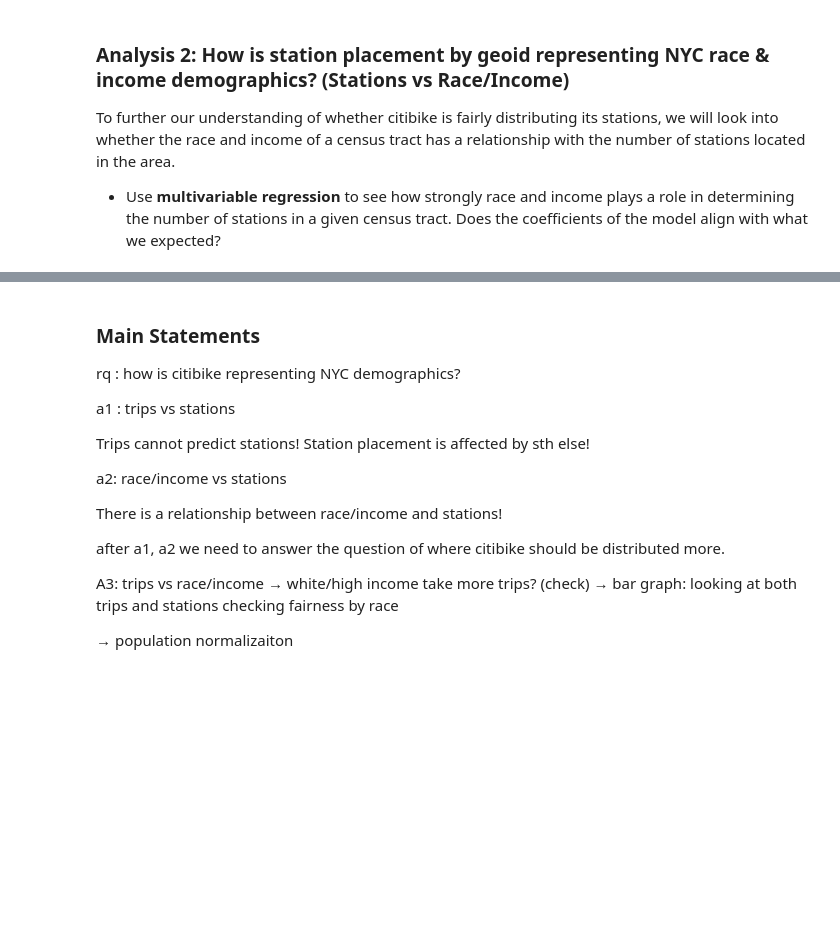
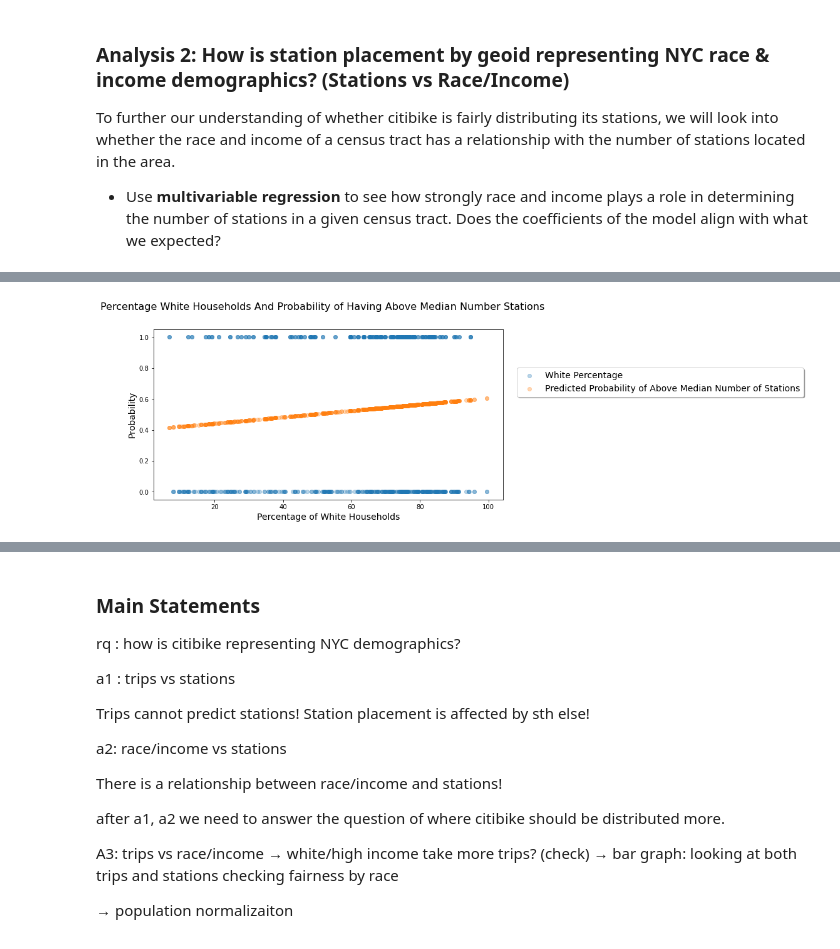
Before and after one commit to shljessie/INFO-2950, a Jupyter notebook: project_phase_submissions/final.ipynb, the cells around one changed output, grey strips where cells are left out. Cells and saved outputs as stored; diff of their text form; code cells hidden in the pictures; blank space fills up the shorter version.

```diff
--- a/project_phase_submissions/final.ipynb
+++ b/project_phase_submissions/final.ipynb
@@ -1009,0 +658,88 @@ From these bar charts, we can see that the census tracts that had seven, eight,
+# %%
+num_stations = race_st_df['num_stations']
+percentile = np.percentile(num_stations, 50)
+race_st_df['above_median_station'] = np.where(race_st_df['num_stations']>= percentile, True, False)
+# %%
+racevsstations_w = LogisticRegression().fit(race_st_df[['white_pct']],race_st_df['above_median_station'])
+predict_num_stations_w = racevsstations_w.predict(race_st_df[['white_pct']])
+
+racevsstations_w.predict_proba(np.array([[50]]))
+racevsstations_w.predict(np.array([[50]]))
+# Logistic Regression for Black Percentages and Above Median Number Stations
+fig = plt.figure(figsize = (10,5))
+
+plt.scatter(
+    race_st_df.white_pct,
+    race_st_df.above_median_station,
+    alpha = 0.3,
+    label='White Percentage'
+)
+plt.scatter(
+    race_st_df.white_pct,
+    racevsstations_w.predict_proba(race_st_df[['white_pct']])[:,1],
+    alpha = 0.3,
+    label='Predicted Probability of Above Median Number of Stations'
+)
+plt.legend(loc='upper center', bbox_to_anchor=(1.45, 0.8), shadow=True, ncol=1, fontsize = 14)
+plt.xlabel("Percentage of White Households", fontsize = 14)
+plt.ylabel("Probability", fontsize = 14)
+plt.suptitle('Percentage White Households And Probability of Having Above Median Number Stations', size=16, y=1);
+plt.show()
+# Logistic Regression for Black Percentages and Above Median Number Stations
+
+racevsstations_b = LogisticRegression().fit(race_st_df[['black_pct']],race_st_df['above_median_station'])
+predict_num_stations_b = racevsstations_b.predict(race_st_df[['black_pct']])
+fig = plt.figure(figsize = (10,5))
+
+plt.scatter(
+    race_st_df.black_pct,
+    race_st_df.above_median_station,
+    alpha = 0.3,
+    label='Black Percentage'
+)
+plt.scatter(
+    race_st_df.black_pct,
+    racevsstations_b.predict_proba(race_st_df[['black_pct']])[:,1],
+    alpha = 0.3,
+    label='Predicted Probability of Above Median Number of Stations'
+)
+plt.legend(loc='upper center', bbox_to_anchor=(1.45, 0.8), shadow=True, ncol=1 ,fontsize = 14)
+plt.xlabel("Percentage", fontsize = 14)
+plt.ylabel("Probability", fontsize = 14)
+plt.suptitle('Percentage Black Households And Probability of Having Above Median Number Stations', size=16, y=1);
+plt.show()
+
+#Logistic Regression for Asian Percentages and Above Median Number Stations
+racevsstations_a = LogisticRegression().fit(race_st_df[['asian_pct']],race_st_df['above_median_station'])
+predict_num_stations_a = racevsstations_a.predict(race_st_df[['asian_pct']])
+fig = plt.figure(figsize = (10,5))
+
+plt.scatter(
+    race_st_df.asian_pct,
+    race_st_df.above_median_station,
+    alpha = 0.3,
+    label='Asian Percentage'
+)
+plt.scatter(
+    race_st_df.asian_pct,
+    racevsstations_b.predict_proba(race_st_df[['asian_pct']])[:,1],
+    alpha = 0.3,
+    label='Predicted Probability of Above Median Number of Stations'
+)
+plt.legend(loc='upper center', bbox_to_anchor=(1.45, 0.8), shadow=True, ncol=1 ,fontsize = 14)
+plt.xlabel("Percentage", fontsize = 14)
+plt.ylabel("Probability", fontsize = 14)
+plt.suptitle('Percentage Asian Households And Probability of Having Above Median Number Stations', size=16, y=1);
+plt.show()
+
+
+b_r_sqr = racevsstations_b.score(race_st_df[['black_pct']],race_st_df['above_median_station'])
+print('R^2 value of Black Percentage and Above Median Stations:', round(b_r_sqr,2))
+
+w_r_sqr = racevsstations_w.score(race_st_df[['white_pct']],race_st_df['above_median_station'])
+print('R^2 value of White Percentage and Above Median Stations:', round(w_r_sqr,2))
+
+a_r_sqr = racevsstations_a.score(race_st_df[['asian_pct']],race_st_df['above_median_station'])
+print('R^2 value of Asian Percentage and Above Median Stations:', round(a_r_sqr,2))
+# %% [output]
+[figure, added]
```
Also changed, not shown: parts of 66 cells of this notebook.
